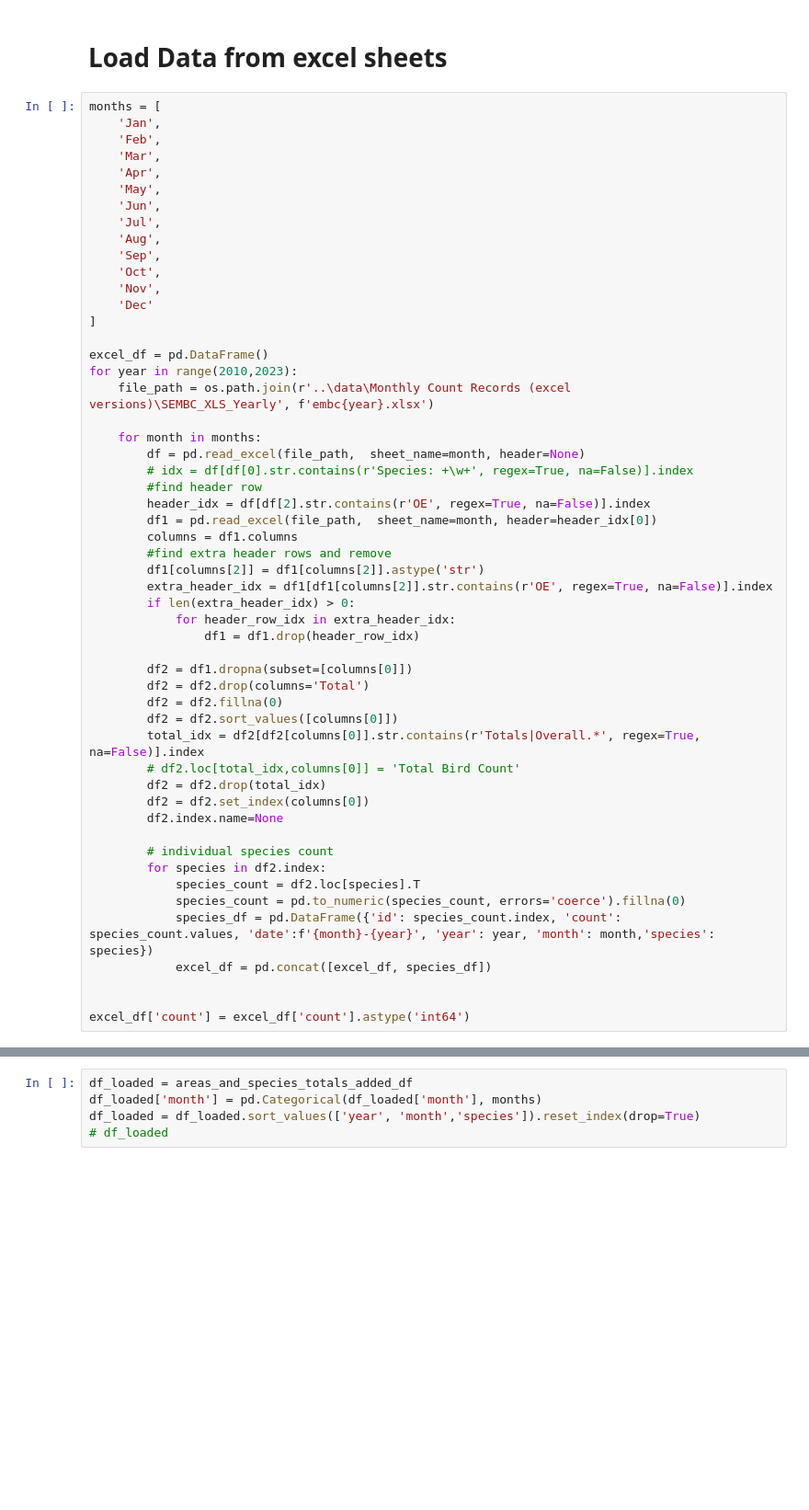
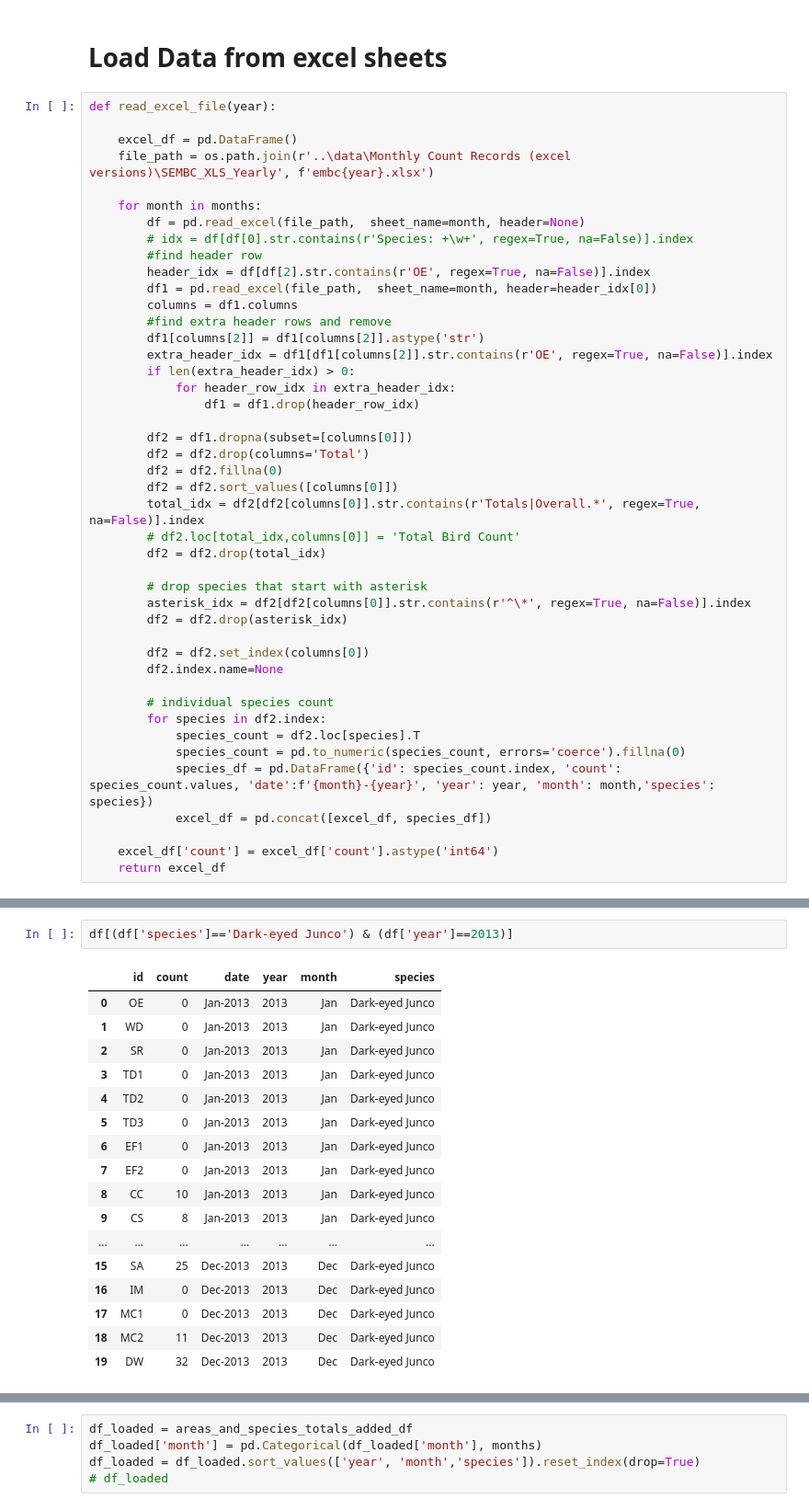
Before and after one commit to KyleKulas/bird_count, a Jupyter notebook: dev/dev_notebook.ipynb, the cells around one changed output, grey strips where cells are left out. Shown at 92% size. Cells and saved outputs as stored; diff of their text form; blank space fills up the shorter version.

```diff
--- a/dev/dev_notebook.ipynb
+++ b/dev/dev_notebook.ipynb
@@ -179,23 +185,9 @@ df3
 # %% [markdown]
 # Load Data from excel sheets
 # %%
-months = [
-    'Jan',
-    'Feb',
-    'Mar',
-    'Apr',
-    'May',
-    'Jun',
-    'Jul',
-    'Aug',
-    'Sep',
-    'Oct',
-    'Nov',
-    'Dec'
-]
+def read_excel_file(year):
 
-excel_df = pd.DataFrame()
-for year in range(2010,2023):
+    excel_df = pd.DataFrame()
     file_path = os.path.join(r'..\data\Monthly Count Records (excel versions)\SEMBC_XLS_Yearly', f'embc{year}.xlsx')
 
     for month in months:
@@ -219,6 +211,11 @@ for year in range(2010,2023):
         total_idx = df2[df2[columns[0]].str.contains(r'Totals|Overall.*', regex=True, na=False)].index
         # df2.loc[total_idx,columns[0]] = 'Total Bird Count'
         df2 = df2.drop(total_idx)
+
+        # drop species that start with asterisk
+        asterisk_idx = df2[df2[columns[0]].str.contains(r'^\*', regex=True, na=False)].index
+        df2 = df2.drop(asterisk_idx)
+
         df2 = df2.set_index(columns[0])
         df2.index.name=None
 
@@ -229,5 +226,5 @@ for year in range(2010,2023):
             species_df = pd.DataFrame({'id': species_count.index, 'count': species_count.values, 'date':f'{month}-{year}', 'year': year, 'month': month,'species': species})
             excel_df = pd.concat([excel_df, species_df])
 
-
-excel_df['count'] = excel_df['count'].astype('int64')
+    excel_df['count'] = excel_df['count'].astype('int64')
+    return excel_df
@@ -326,3 +331,23 @@ spell_checked_df = excel_df.replace(replacements)
+# %%
+df[(df['species']=='Dark-eyed Junco') & (df['year']==2013)]
+# %% [output]
+|  | id | count | date | year | month | species |
+| 0 | OE | 0 | Jan-2013 | 2013 | Jan | Dark-eyed Junco |
+| 1 | WD | 0 | Jan-2013 | 2013 | Jan | Dark-eyed Junco |
+| 2 | SR | 0 | Jan-2013 | 2013 | Jan | Dark-eyed Junco |
+| 3 | TD1 | 0 | Jan-2013 | 2013 | Jan | Dark-eyed Junco |
+| 4 | TD2 | 0 | Jan-2013 | 2013 | Jan | Dark-eyed Junco |
+| 5 | TD3 | 0 | Jan-2013 | 2013 | Jan | Dark-eyed Junco |
+| 6 | EF1 | 0 | Jan-2013 | 2013 | Jan | Dark-eyed Junco |
+| 7 | EF2 | 0 | Jan-2013 | 2013 | Jan | Dark-eyed Junco |
+| 8 | CC | 10 | Jan-2013 | 2013 | Jan | Dark-eyed Junco |
+| 9 | CS | 8 | Jan-2013 | 2013 | Jan | Dark-eyed Junco |
+| ... | ... | ... | ... | ... | ... | ... |
+| 15 | SA | 25 | Dec-2013 | 2013 | Dec | Dark-eyed Junco |
+| 16 | IM | 0 | Dec-2013 | 2013 | Dec | Dark-eyed Junco |
+| 17 | MC1 | 0 | Dec-2013 | 2013 | Dec | Dark-eyed Junco |
+| 18 | MC2 | 11 | Dec-2013 | 2013 | Dec | Dark-eyed Junco |
+| 19 | DW | 32 | Dec-2013 | 2013 | Dec | Dark-eyed Junco |
 # %%
 # area total bird count
 areas_total_bird_count_df = spell_checked_df.groupby(['id','year','month', 'date']).sum('count').reset_index()
```
Also changed, not shown: parts of 31 cells of this notebook, 3 other files.
